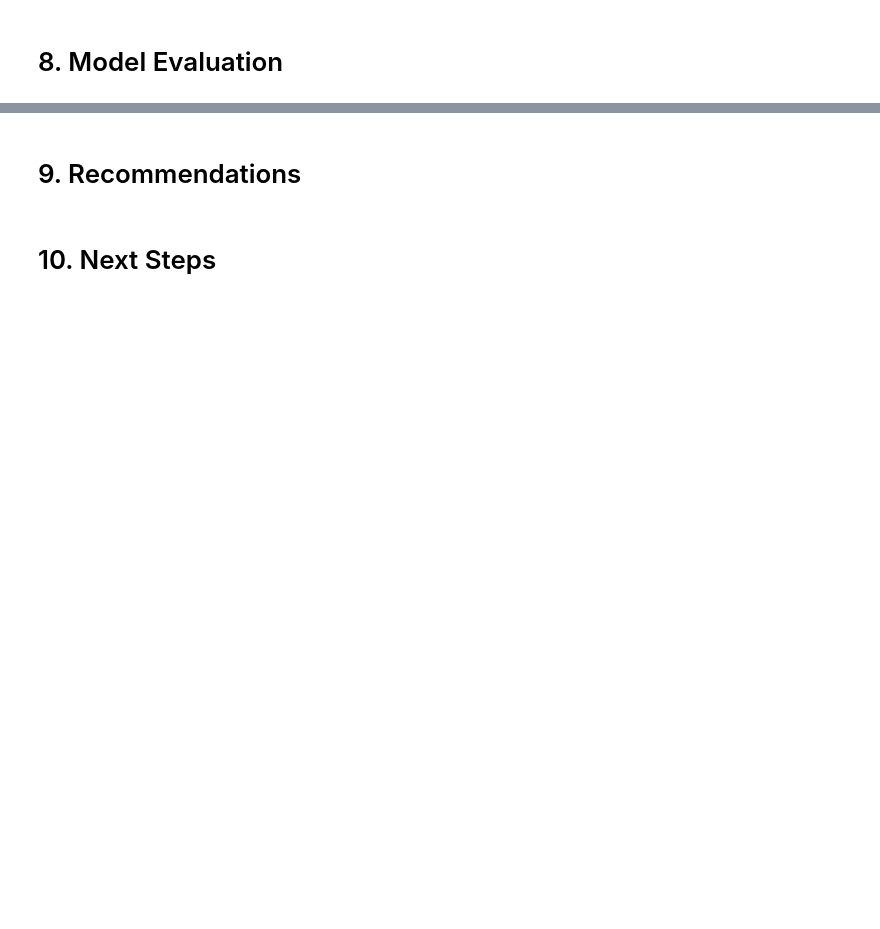
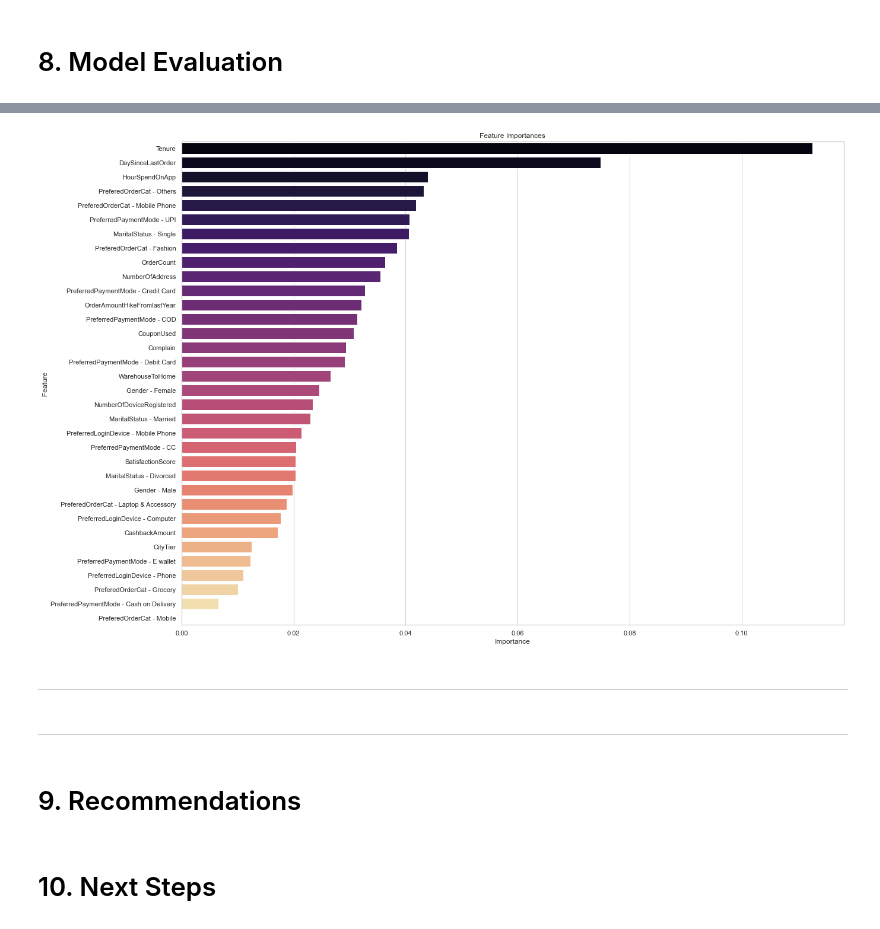
Before and after one commit to terence-yeung/customer-churn, a Jupyter notebook: customer-churn.ipynb, the cells around one changed output, grey strips where cells are left out. Drawn from its saved outputs; the diff is of its cells as text; code cells hidden in the pictures; blank space fills up the shorter version.

```diff
--- a/customer-churn.ipynb
+++ b/customer-churn.ipynb
@@ -504,0 +517,16 @@ results.style.highlight_max(subset='Baseline Score', color='lightgreen')
+# %%
+xgb_model = XGBClassifier()
+
+# Dictionary of hyperparameters and values to test
+xgb_params = {
+    'n_estimators': np.arange(100, 1001, 100),
+    'max_depth': np.arange(2, 11, 2),
+    'learning_rate': [0.001, 0.01, 0.1, 0.3]
+}
+
+xgb_grid = GridSearchCV(xgb_model, xgb_params, cv=cv, n_jobs=-1)
+
+xgb_grid.fit(X_train, y_train)
+
+print(xgb_grid.best_params_)
+print(xgb_grid.best_score_)
@@ -506,0 +628,11 @@ results.style.highlight_max(subset='Baseline Score', color='lightgreen')
+# %%
+importances = model_tuned.feature_importances_
+
+importance_df = pd.DataFrame({
+        "Feature": features,
+        "Importance": importances
+    })
+
+importance_df.sort_values("Importance", ascending=False, inplace=True)
+
+importance_df
@@ -507,3 +657,16 @@ results.style.highlight_max(subset='Baseline Score', color='lightgreen')
+# %%
+plt.figure(figsize=(20, 15))
+sns.barplot(x="Importance", y="Feature", data=importance_df, palette="magma")
+plt.title(f"Feature Importances")
+plt.xlabel("Importance")
+plt.ylabel("Feature")
+plt.show()
+# %% [output]
+[figure, added]
+# %% [markdown]
+______
+# %% [markdown]
+______
 # %% [markdown]
 # 9. Recommendations
 # %% [markdown]
```
Also changed, not shown: parts of 19 cells of this notebook.
